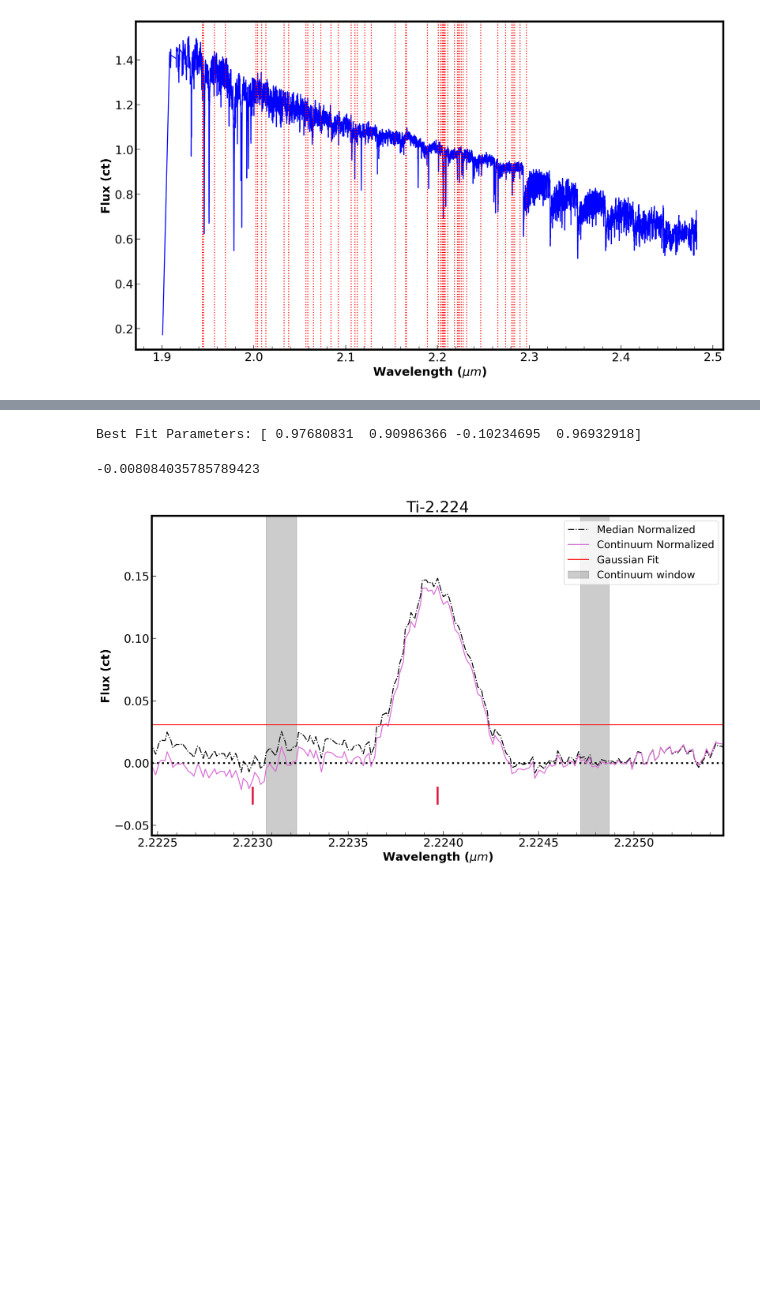
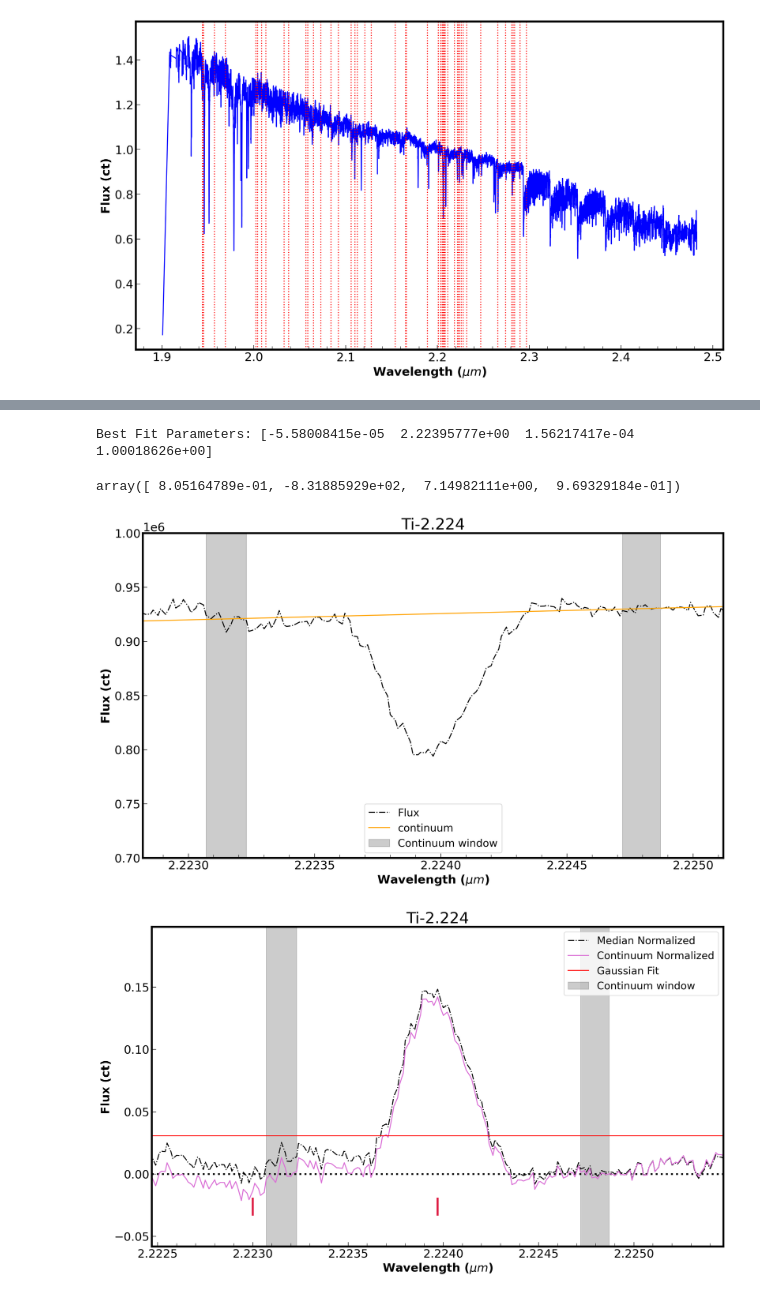
Before and after one commit to SavOliveira/IGRINS-Spectra, a Jupyter notebook: Standards_EW_V2.ipynb, the cells around one changed output, grey strips where cells are left out. Drawn from its saved outputs; the diff is of its cells as text; code cells hidden in the pictures; blank space fills up the shorter version.

```diff
--- a/Standards_EW_V2.ipynb
+++ b/Standards_EW_V2.ipynb
@@ -343,9 +396,9 @@ meancont_norm = flux/np.mean(continuum) # mean continuum normalized flux
 popt, pcov, best_model = ig.gauss_fit(wavelen,cont_norm,line_center,contlo_min,conthi_max)
 # %%
 # initial guesses, need 4 inputs: Amplitude, center, std_dev, b (y offset)
-init_params = 1-(norm_flux[contlo_min:conthi_max]).max(), line_center, 1., 0.
+init_params = (1-cont_norm[contlo_min:conthi_max]).max(), line_center, 1., 0.
 
-popt, pcov = curve_fit(f=ig.Gaussian,
+popt, pcov = curve_fit(f=gaussian_func,
                         xdata=wavelen[contlo_min:conthi_max],
                         ydata=cont_norm[contlo_min:conthi_max],
                         maxfev=30000)
@@ -354,8 +407,4 @@ best_model = gaussian_func(wavelen,*popt)
 
 print("Best Fit Parameters:", popt)
 # %% [output]
-Best Fit Parameters: [ 0.97680831  0.90986366 -0.10234695  0.96932918]
+Best Fit Parameters: [-5.58008415e-05  2.22395777e+00  1.56217417e-04  1.00018626e+00]
-# %%
-1-(norm_flux[contlo_min:conthi_max]).max()
-# %% [output]
--0.008084035785789423
@@ -362,3 +413,32 @@ Best Fit Parameters: [ 0.97680831  0.90986366 -0.10234695  0.96932918]
+# %%
+popt
+# %% [output]
+array([ 8.05164789e-01, -8.31885929e+02,  7.14982111e+00,  9.69329184e-01])
+# %%
+fig = plt.subplots(figsize=(16,9))
+
+plt.axhline(1,color='orange',lw=1,ls='-')
+plt.axhline(0,color='black',lw=3,ls=':')
+
+plt.plot(wavelen,flux,ls='-.', color='black', label='Flux')
+plt.plot(wavelen,continuum,ls='-', color='orange', label='continuum')
+
+# Continuum Estimation region
+plt.axvspan(wavelen[contlo_min],wavelen[contlo_max], color='black', alpha=0.2,label='Continuum window')
+plt.axvspan(wavelen[conthi_min],wavelen[conthi_max], color='black', alpha=0.2)
+
+plt.xlim(wavelen[contlo_min]-25*spec_res,wavelen[conthi_max]+25*spec_res)
+plt.ylim(0.7e6,1.0e6)
+
+plt.xlabel('Wavelength ({})'.format('$\mu m$'))
+plt.ylabel('Flux ({})'.format("ct"))
+
+plt.title(lines_str[16])
+
+plt.legend()
+plt.show()
+# %% [output]
+[figure, added]
 # %%
 fig = plt.subplots(figsize=(16,9))
 
```
Also changed, not shown: parts of 11 cells of this notebook, 5 other files.
